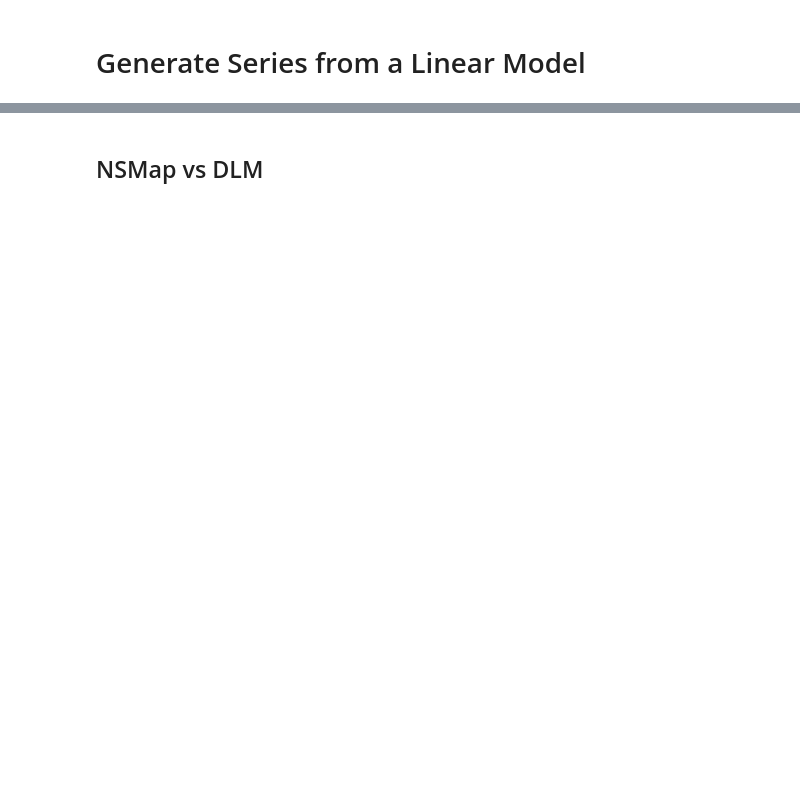
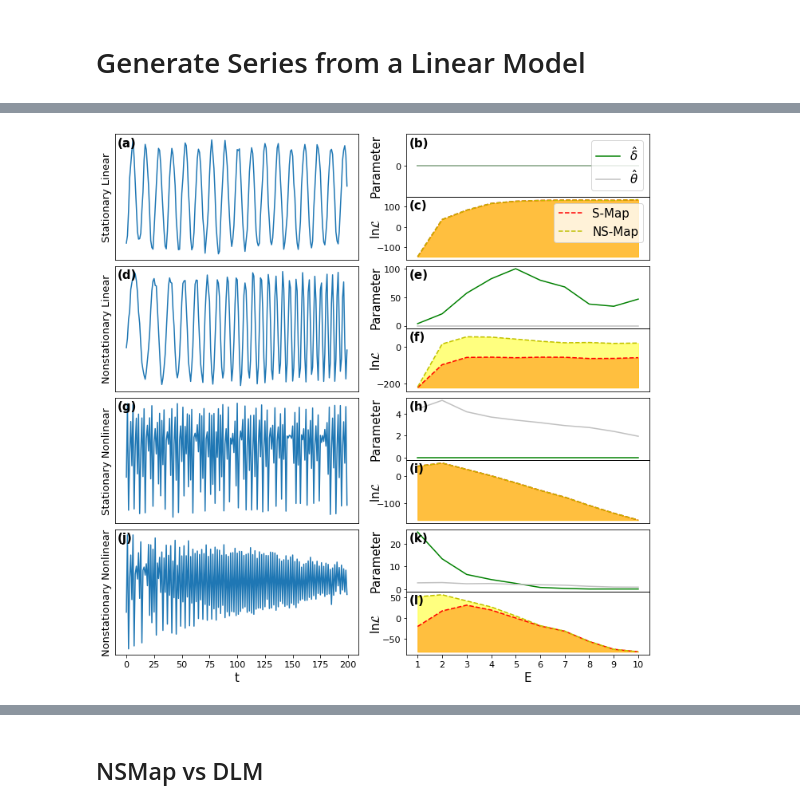
Before and after one commit to kenflat2/Nonlinear-Regression, a Jupyter notebook: Simulation Results Round 1.ipynb, the cells around one changed output, grey strips where cells are left out. Drawn from its saved outputs; the diff is of its cells as text; code cells hidden in the pictures; blank space fills up the shorter version.

```diff
--- a/Simulation Results Round 1.ipynb
+++ b/Simulation Results Round 1.ipynb
@@ -336 +348,81 @@ array([[0.        , 0.        , 2.89043328, 0.92574699, 0.        ,
+# %%
+vfig, vax = plt.subplots(4, 2, figsize=(12,12))
+maxLags = 9
+fsize = 15
+text_padding = 0.01
+label_pad = -0.15
+
+names = ["Stationary Linear", "Nonstationary Linear", "Stationary Nonlinear", "Nonstationary Nonlinear"]
+labelnames = ['(a)','(b)','(c)','(d)','(e)','(f)','(g)','(h)','(i)','(j)','(k)','(l)']
+
+# for series, ax in zip((statlin, nonstatlin, statlog, nonstatlog), vax.flatten()):
+for series, ax_row, i in zip((statlin, nonstatlin, statlog, nonstatlog), vax, np.arange(4)):
+    E_range = range(1,maxLags+2)
+
+    t, table, delta_agg, theta = stuff_dict[i]
+
+    ax_row[0].plot(series)
+    ax_row[0].set_yticks([])
+    ax_row[0].set_ylabel(names[i], size=fsize-2)
+    ax_row[0].tick_params(axis='both', which='major', labelsize=fsize * 3 / 4)
+    if i == 3:
+        ax_row[0].set_xlabel(r"t", size=fsize)
+    else:
+        ax_row[0].set_xticks([])
+
+    minLine = (table[:,2] * 0)+min(min(table[:,2]),min(table[:,1]))
+
+    ax_row[1].plot(E_range, table[:,2], "r--", label=r"S-Map")
+    ax_row[1].plot(E_range, table[:,1], "y--", label=r"NS-Map")
+    ax_row[1].fill_between(E_range, table[:,2], minLine, alpha = 0.5, color="red")
+    ax_row[1].fill_between(E_range, table[:,1], minLine, alpha = 0.5, color = "yellow")
+    # ax_row[1].set_ylabel(r"$\ln\mathcal{L}$", size = fsize, rotation=90, labelpad = 20)
+    ax_row[1].set_xticks(E_range)
+    if i != 3:
+        ax_row[1].set_xticks([])
+    else:
+        ax_row[1].set_xlabel("E", size = fsize)
+    if i == 1:
+        ax_row[1].set_ylim([minLine[0]-20, 100])
+    ax_row[1].tick_params(axis='both', which='major', labelsize=fsize * 3 / 4)
+
+    divider = make_axes_locatable(ax_row[1])
+    bax = divider.append_axes('top', size='100%', pad=0)
+
+    bax.plot(E_range, table[:,0], label=r"$\hat{\delta}$", color="green")
+    bax.plot(E_range, table[:,3], label=r"$\hat{\theta}$", color="silver")
+    bax.set_xticks([])
+    # bax.set_ylabel(r"Param Value", size = fsize, rotation=90, labelpad = 20)
+    bax.tick_params(axis='both', which='major', labelsize=fsize * 3 / 4)
+
+    ax_row[0].text(text_padding, 1-text_padding*2, f"{labelnames[3*i]}", size=fsize, fontweight="bold",
+           horizontalalignment="left", verticalalignment="top",
+           transform=ax_row[0].transAxes)
+    bax.text(text_padding, 1-text_padding*4, f"{labelnames[3*i+1]}", size=fsize,fontweight="bold",
+           horizontalalignment="left",verticalalignment="top",
+           transform=bax.transAxes)
+    bax.text(label_pad, 0.5, r"Parameter", size=fsize,
+           horizontalalignment="left", verticalalignment="center", rotation = 90,
+           transform=bax.transAxes)
+    ax_row[1].text(text_padding, 1-text_padding*4, f"{labelnames[3*i+2]}", size=fsize, fontweight="bold",
+           horizontalalignment="left",verticalalignment="top",
+           transform=ax_row[1].transAxes)
+    ax_row[1].text(label_pad, 0.5, r"$\ln\mathcal{L}$", size=fsize, rotation = 90,
+           horizontalalignment="left",verticalalignment="center",
+           transform=ax_row[1].transAxes)
+
+    if i == 0:
+        bax.legend(fontsize = fsize)
+        bax.set_yticks([0])
+        ax_row[1].legend(fontsize = fsize)
+
+# plt.tight_layout()
+plt.subplots_adjust(wspace=0.2,
+                    hspace=0.05)
+# plt.show()
+# plt.savefig("../Figures/NSMap_demonstration2.png")
+plt.savefig(f"../PDF_figures_tables/NSMap_demonstration.pdf", format="pdf", bbox_inches="tight")
+# plt.show()
+# %% [output]
+[figure, added]
 # %% [markdown]
```
Also changed, not shown: parts of 48 cells of this notebook, 9 other files.
